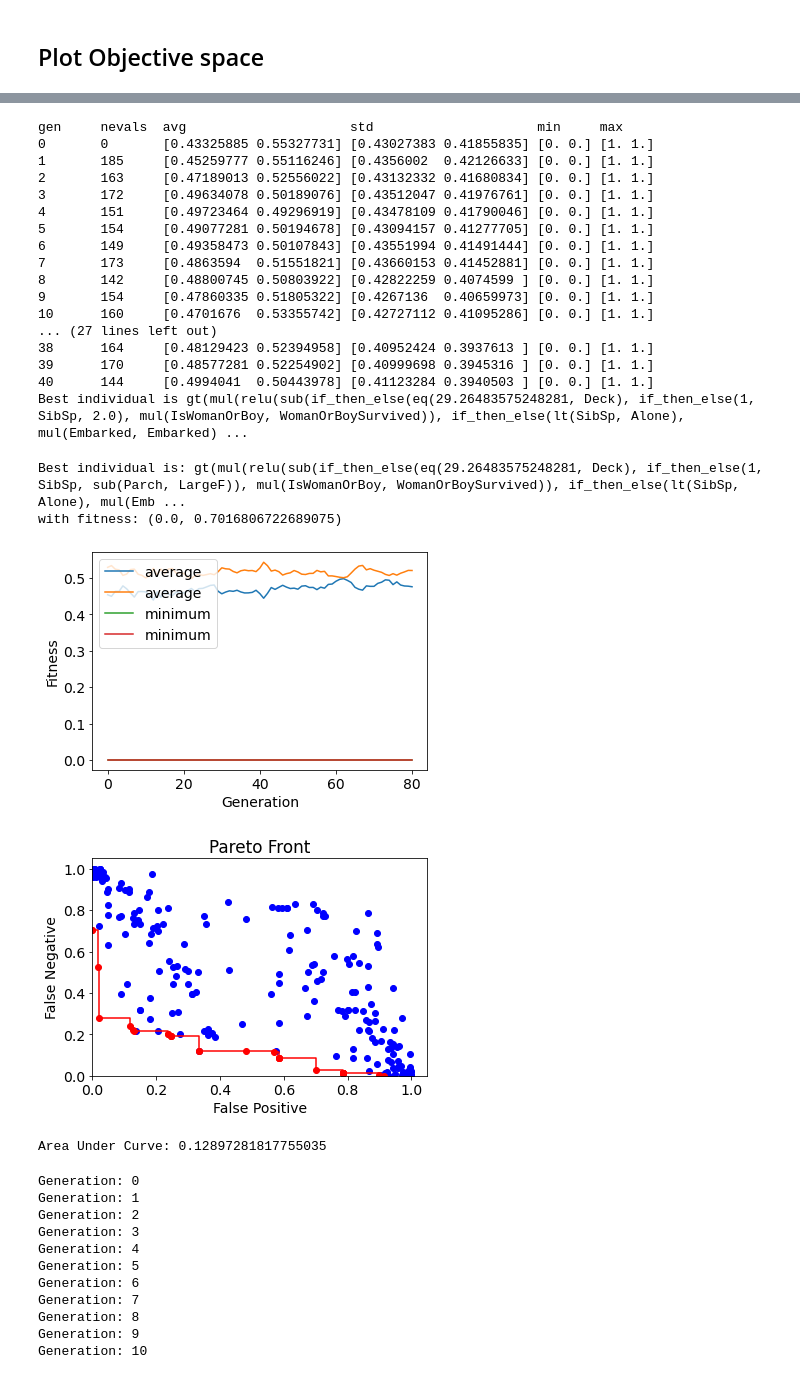
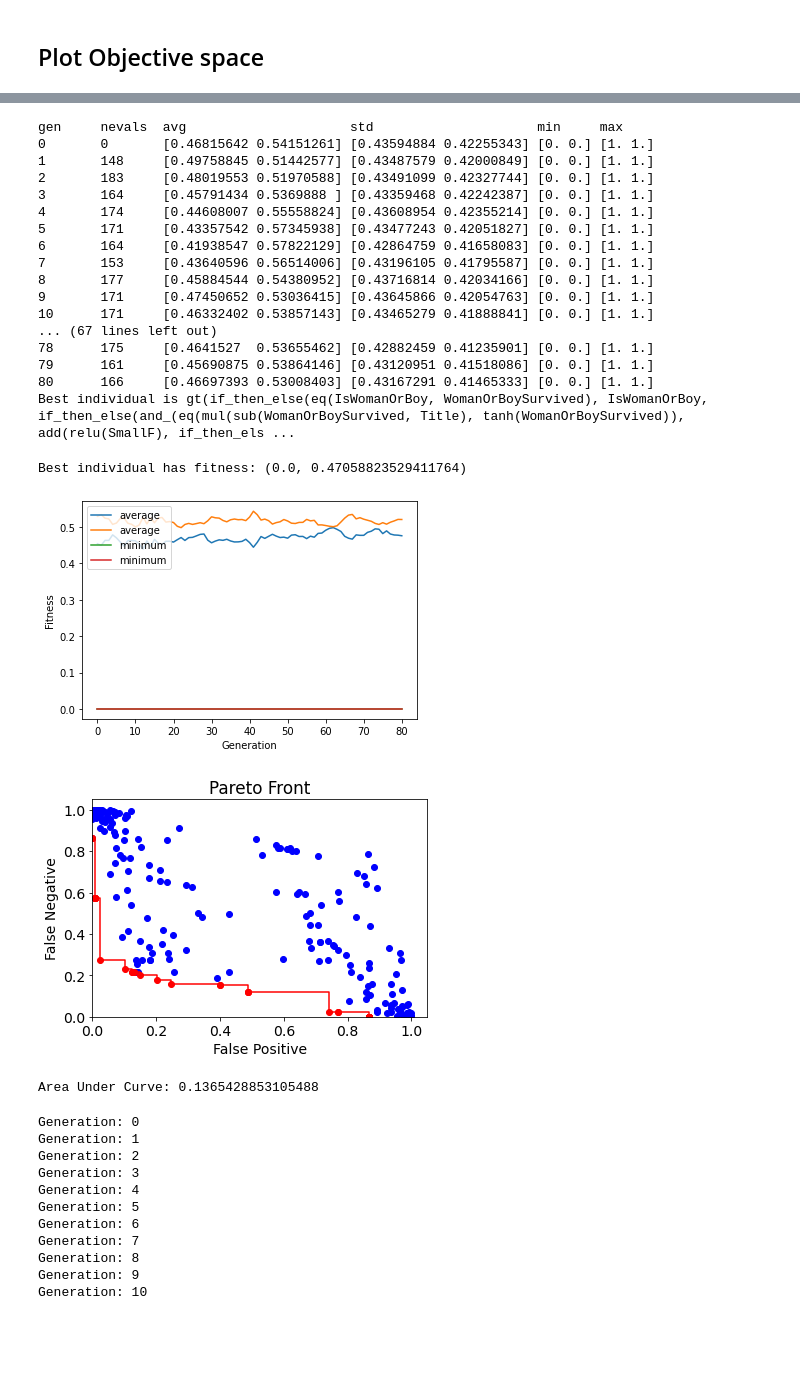
Before and after one commit to tpeat/titanic-ml, a Jupyter notebook: titanic_MOGP.ipynb, the cells around one changed output, grey strips where cells are left out. Cells and saved outputs as stored; diff of their text form; code cells hidden in the pictures; blank space fills up the shorter version.

Commit message:
Lower AUC, new functions pass and tanh

```diff
--- a/titanic_MOGP.ipynb
+++ b/titanic_MOGP.ipynb
@@ -220,6 +233,21 @@ Function doesn't work properly bc it tries to order nodes but can't compare strs
 '''
 # %% [output]
 "\nFunction doesn't work properly bc it tries to order nodes but can't compare strs to ints\n"
+# %%
+# graph viz by deap
+def visualize2(individual):
+    nodes, edges, labels = gp.graph(individual)
+
+    g = pgv.AGraph()
+    g.add_nodes_from(nodes)
+    g.add_edges_from(edges)
+    g.layout(prog="dot")
+
+    for i in nodes:
+        n = g.get_node(i)
+        n.attr["label"] = labels[i]
+
+    g.draw("tree.pdf")
 # %%
 toolbox.register("evaluate", eval_function, points=X_train.values, pset=pset)
 
@@ -295,6 +329,6 @@ plt.show()
 # %%
 # try mutpb = 0.2, higher num gens
-def evol_loop(ngen = 40, cxpb = 0.5, mutpb = 0.1, select_method="NSGA2", lambda_ = 100):
+def evol_loop(ngen = 80, cxpb = 0.5, mutpb = 0.1, select_method="NSGA2", lambda_ = 100):
     hof = tools.ParetoFront()
 
     # list for metrix (might not care about them)
@@ -372,35 +406,36 @@ def evol_loop(ngen = 40, cxpb = 0.5, mutpb = 0.1, select_method="NSGA2", lambda_
 hof = evol_loop()
 # %% [output]
 gen     nevals  avg                     std                     min     max
-0       0       [0.43325885 0.55327731] [0.43027383 0.41855835] [0. 0.] [1. 1.]
-1       185     [0.45259777 0.55116246] [0.4356002  0.42126633] [0. 0.] [1. 1.]
-2       163     [0.47189013 0.52556022] [0.43132332 0.41680834] [0. 0.] [1. 1.]
-3       172     [0.49634078 0.50189076] [0.43512047 0.41976761] [0. 0.] [1. 1.]
-4       151     [0.49723464 0.49296919] [0.43478109 0.41790046] [0. 0.] [1. 1.]
-5       154     [0.49077281 0.50194678] [0.43094157 0.41277705] [0. 0.] [1. 1.]
-6       149     [0.49358473 0.50107843] [0.43551994 0.41491444] [0. 0.] [1. 1.]
-7       173     [0.4863594  0.51551821] [0.43660153 0.41452881] [0. 0.] [1. 1.]
-8       142     [0.48800745 0.50803922] [0.42822259 0.4074599 ] [0. 0.] [1. 1.]
-9       154     [0.47860335 0.51805322] [0.4267136  0.40659973] [0. 0.] [1. 1.]
-10      160     [0.4701676  0.53355742] [0.42727112 0.41095286] [0. 0.] [1. 1.]
-... (27 lines left out)
-38      164     [0.48129423 0.52394958] [0.40952424 0.3937613 ] [0. 0.] [1. 1.]
-39      170     [0.48577281 0.52254902] [0.40999698 0.3945316 ] [0. 0.] [1. 1.]
-40      144     [0.4994041  0.50443978] [0.41123284 0.3940503 ] [0. 0.] [1. 1.]
-Best individual is gt(mul(relu(sub(if_then_else(eq(29.26483575248281, Deck), if_then_else(1, SibSp, 2.0), mul(IsWomanOrBoy, WomanOrBoySurvived)), if_then_else(lt(SibSp, Alone), mul(Embarked, Embarked) ...
+0       0       [0.46815642 0.54151261] [0.43594884 0.42255343] [0. 0.] [1. 1.]
+1       148     [0.49758845 0.51442577] [0.43487579 0.42000849] [0. 0.] [1. 1.]
+2       183     [0.48019553 0.51970588] [0.43491099 0.42327744] [0. 0.] [1. 1.]
+3       164     [0.45791434 0.5369888 ] [0.43359468 0.42242387] [0. 0.] [1. 1.]
+4       174     [0.44608007 0.55558824] [0.43608954 0.42355214] [0. 0.] [1. 1.]
+5       171     [0.43357542 0.57345938] [0.43477243 0.42051827] [0. 0.] [1. 1.]
+6       164     [0.41938547 0.57822129] [0.42864759 0.41658083] [0. 0.] [1. 1.]
+7       153     [0.43640596 0.56514006] [0.43196105 0.41795587] [0. 0.] [1. 1.]
+8       177     [0.45884544 0.54380952] [0.43716814 0.42034166] [0. 0.] [1. 1.]
+9       171     [0.47450652 0.53036415] [0.43645866 0.42054763] [0. 0.] [1. 1.]
+10      171     [0.46332402 0.53857143] [0.43465279 0.41888841] [0. 0.] [1. 1.]
+... (67 lines left out)
+78      175     [0.4641527  0.53655462] [0.42882459 0.41235901] [0. 0.] [1. 1.]
+79      161     [0.45690875 0.53864146] [0.43120951 0.41518086] [0. 0.] [1. 1.]
+80      166     [0.46697393 0.53008403] [0.43167291 0.41465333] [0. 0.] [1. 1.]
+Best individual is gt(if_then_else(eq(IsWomanOrBoy, WomanOrBoySurvived), IsWomanOrBoy, if_then_else(and_(eq(mul(sub(WomanOrBoySurvived, Title), tanh(WomanOrBoySurvived)), add(relu(SmallF), if_then_els ...
 # %%
-print("Best individual is: %s\nwith fitness: %s" % (hof[0], hof[0].fitness))
+print("Best individual has fitness:", hof[0].fitness)
+# generate tree.pdf with visualization of best individual
+visualize2(hof[0])
 gen, avg, min_, max_ = logbook.select("gen", "avg", "min", "max")
 plt.plot(gen, avg, label="average")
 plt.plot(gen, min_, label="minimum")
 plt.xlabel("Generation")
 plt.ylabel("Fitness")
 plt.legend(loc="upper left")
 plt.show()
 # %% [output]
-Best individual is: gt(mul(relu(sub(if_then_else(eq(29.26483575248281, Deck), if_then_else(1, SibSp, sub(Parch, LargeF)), mul(IsWomanOrBoy, WomanOrBoySurvived)), if_then_else(lt(SibSp, Alone), mul(Emb ...
-with fitness: (0.0, 0.7016806722689075)
+Best individual has fitness: (0.0, 0.47058823529411764)
-[figure, old version]
+[figure, new version]
 # %%
 """Split fitness values into separate lists"""
 fitness_1 = [ind.fitness.values[0] for ind in hof]
@@ -428,8 +463,8 @@ f2 = np.array(fitness_2)
 """Calculate area under curve with least squares method"""
 print("Area Under Curve: %s" % (np.sum(np.abs(np.diff(f1))*f2[:-1])))
 # %% [output]
-[figure, old version]
+[figure, new version]
-Area Under Curve: 0.12897281817755035
+Area Under Curve: 0.1365428853105488
 # %%
 def evol_alt(ngen = 40, lambda_ = 100, var = True, sel = "NSGA2", cxpb = 0.5, mutpb = 0.2):
     pop = toolbox.population(lambda_)
```
Also changed, not shown: parts of 9 cells of this notebook.
